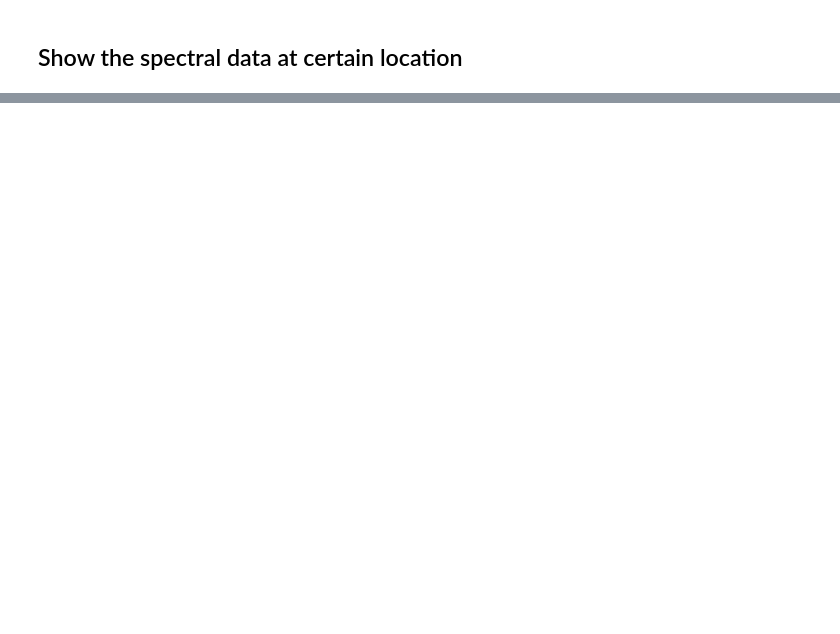
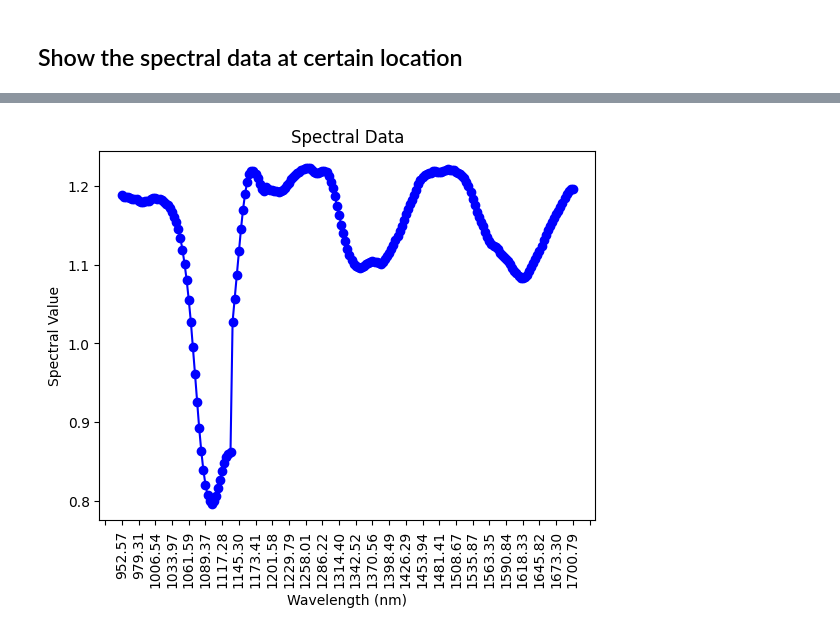
Before and after one commit to csivakorn/spectral, a Jupyter notebook: test.ipynb, the cells around one changed output, grey strips where cells are left out. Drawn from its saved outputs; the diff is of its cells as text; code cells hidden in the pictures; blank space fills up the shorter version.

Commit message:
added spectral extraction

```diff
--- a/test.ipynb
+++ b/test.ipynb
@@ -74,0 +85,25 @@ Image dimension:        Data Source:   './../hyperspectral_dev/data/polyester.sp
+# %%
+## Plot the spectral at selected location
+import matplotlib.ticker as ticker
+
+def plot_spectral(img, row, col):
+    data = img.load()
+    individual_spectral = data[row, col, :]
+    individual_spectral = individual_spectral.flatten()
+    spectral_axis = img.metadata['wavelength']
+
+    # Create the plot
+    plt.plot(spectral_axis, individual_spectral, marker='o', linestyle='-', color='b')
+
+    # Add labels and title
+    plt.xlabel('Wavelength (nm)')
+    plt.ylabel('Spectral Value')
+    plt.title('Spectral Data')
+
+    # Use MaxNLocator to make xticks more sparse at a constant interval
+    ax = plt.gca()  # Get the current axis
+    ax.xaxis.set_major_locator(ticker.MaxNLocator(nbins=30))
+    plt.xticks(rotation=90)
+
+    # Show the plot
+    plt.show()
@@ -74,0 +115,6 @@ Image dimension:        Data Source:   './../hyperspectral_dev/data/polyester.sp
+# %%
+## This is for polyester
+
+plot_spectral(image2, 400, 100)
+# %% [output]
+[figure, added]
```
Also changed, not shown: parts of 4 cells of this notebook.
